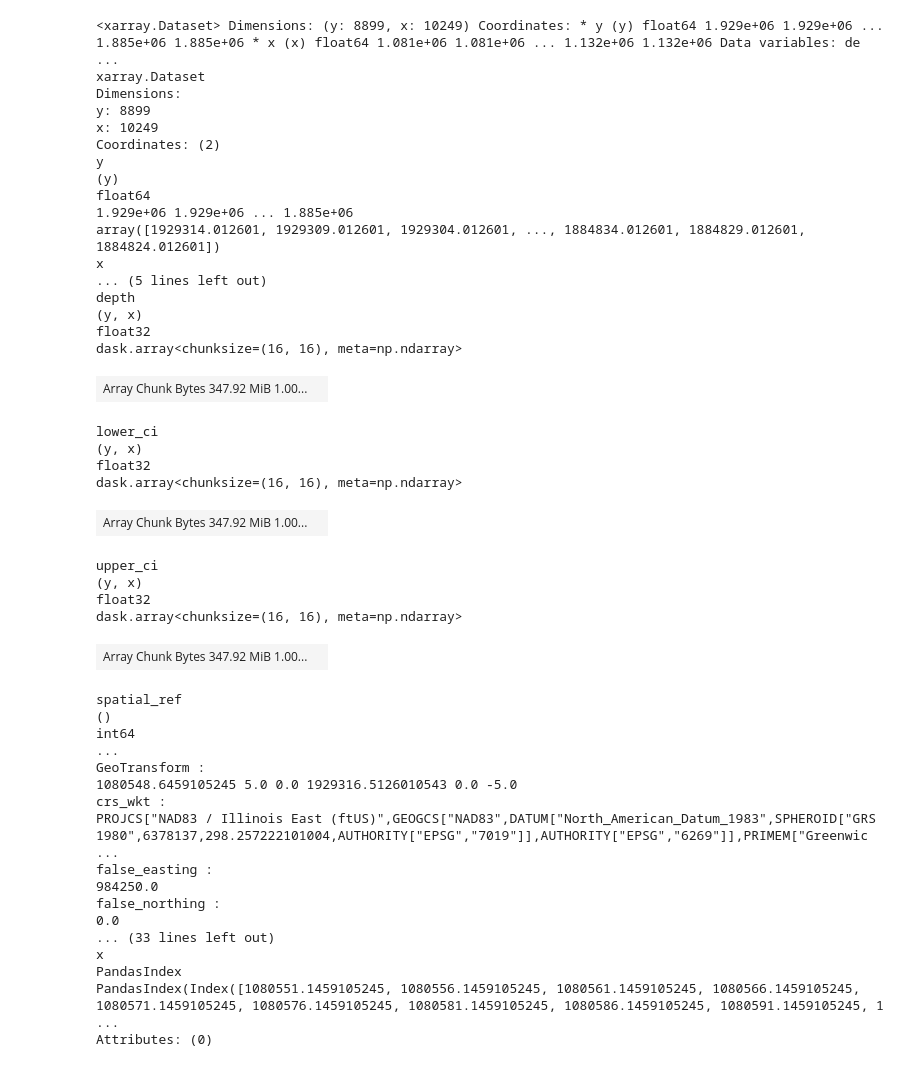
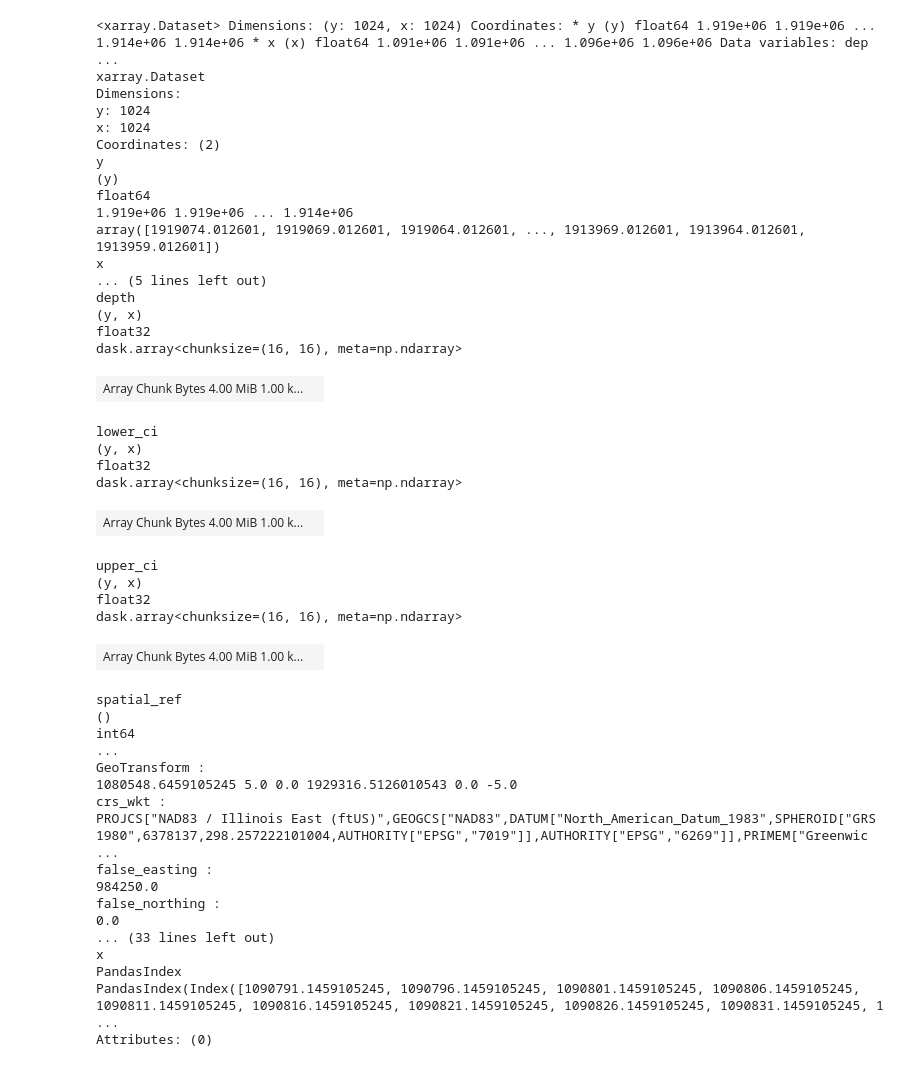
Before and after one commit to arc-pts/ffrd-grid-concept, a Jupyter notebook: ffrd-grid-concept.ipynb, the cells around one changed output. Cells and saved outputs as stored; diff of their text form; code cells hidden in the pictures.

```diff
--- a/ffrd-grid-concept.ipynb
+++ b/ffrd-grid-concept.ipynb
@@ -15,6 +16,7 @@ WSEL_TIFS = "./data/wsel_grids/*.tif"
 WSEL_ZARR = "./data/wsel.zarr"
 WSEL_RECHUNKED_ZARR = "./data/wsel_rechunked.zarr"
 DEPTH_ZARR = "./data/depth.zarr"
-# SAMPLE = True
-SAMPLE = False
+WEIGHTS = './data/Addison_M03_H04_Weights.json'
+SAMPLE = True
+RETURN_PERIODS = [10, 50, 100, 500]
 # %%
@@ -187,0 +188,3 @@ Attributes: (0)
+# %%
+with open(WEIGHTS, 'r') as weights_file:
+    weights = list(json.load(weights_file).values())
@@ -188,35 +237,35 @@ Attributes: (0)
 # %%
-d100 = fdu.depth_quantile(depth_ds.depth, 0.01, spatial_ref=depth_ds.spatial_ref)
+d100 = fdu.depth_quantile(depth_ds.depth, 0.01, spatial_ref=depth_ds.spatial_ref, weights=weights)
 d100
 # %% [output]
-<xarray.Dataset> Dimensions: (y: 8899, x: 10249) Coordinates: * y (y) float64 1.929e+06 1.929e+06 ... 1.885e+06 1.885e+06 * x (x) float64 1.081e+06 1.081e+06 ... 1.132e+06 1.132e+06 Data variables: de ...
+<xarray.Dataset> Dimensions: (y: 1024, x: 1024) Coordinates: * y (y) float64 1.919e+06 1.919e+06 ... 1.914e+06 1.914e+06 * x (x) float64 1.091e+06 1.091e+06 ... 1.096e+06 1.096e+06 Data variables: dep ...
 xarray.Dataset
 Dimensions:
-y: 8899
-x: 10249
+y: 1024
+x: 1024
 Coordinates: (2)
 y
 (y)
 float64
-1.929e+06 1.929e+06 ... 1.885e+06
-array([1929314.012601, 1929309.012601, 1929304.012601, ..., 1884834.012601, 1884829.012601, 1884824.012601])
+1.919e+06 1.919e+06 ... 1.914e+06
+array([1919074.012601, 1919069.012601, 1919064.012601, ..., 1913969.012601, 1913964.012601, 1913959.012601])
 x
 ... (5 lines left out)
 depth
 (y, x)
 float32
 dask.array<chunksize=(16, 16), meta=np.ndarray>
-| Array Chunk Bytes 347.92 MiB 1.00... |  |
+| Array Chunk Bytes 4.00 MiB 1.00 k... |  |
 lower_ci
 (y, x)
 float32
 dask.array<chunksize=(16, 16), meta=np.ndarray>
-| Array Chunk Bytes 347.92 MiB 1.00... |  |
+| Array Chunk Bytes 4.00 MiB 1.00 k... |  |
 upper_ci
 (y, x)
 float32
 dask.array<chunksize=(16, 16), meta=np.ndarray>
-| Array Chunk Bytes 347.92 MiB 1.00... |  |
+| Array Chunk Bytes 4.00 MiB 1.00 k... |  |
 spatial_ref
 ()
 int64
@@ -232,7 +281,7 @@ false_northing :
 ... (33 lines left out)
 x
 PandasIndex
-PandasIndex(Index([1080551.1459105245, 1080556.1459105245, 1080561.1459105245, 1080566.1459105245, 1080571.1459105245, 1080576.1459105245, 1080581.1459105245, 1080586.1459105245, 1080591.1459105245, 1 ...
+PandasIndex(Index([1090791.1459105245, 1090796.1459105245, 1090801.1459105245, 1090806.1459105245, 1090811.1459105245, 1090816.1459105245, 1090821.1459105245, 1090826.1459105245, 1090831.1459105245, 1 ...
 Attributes: (0)
 # %%
 d100.to_zarr("./data/d100.zarr", mode="w")
```
Also changed, not shown: parts of 25 cells of this notebook, 1 other file.
